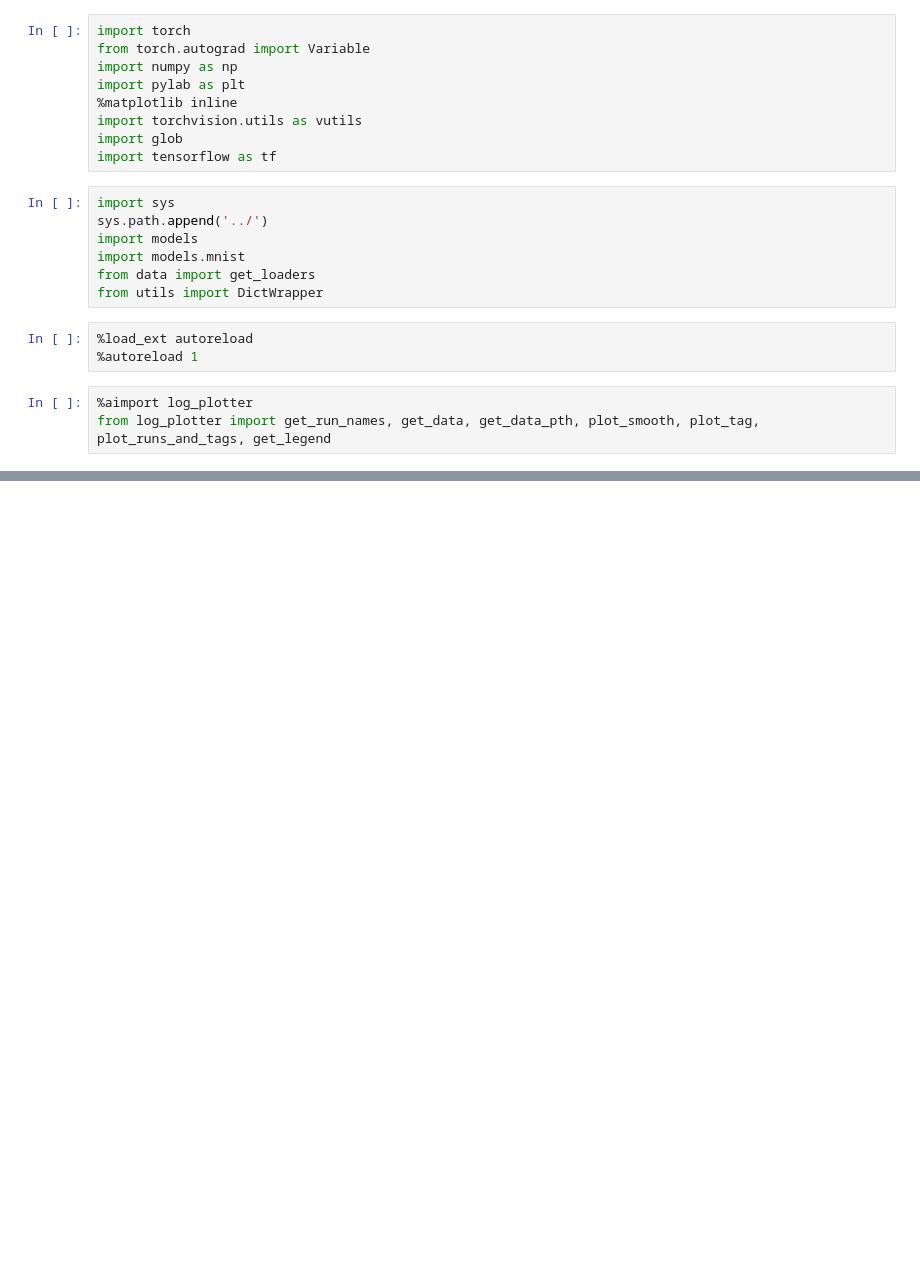
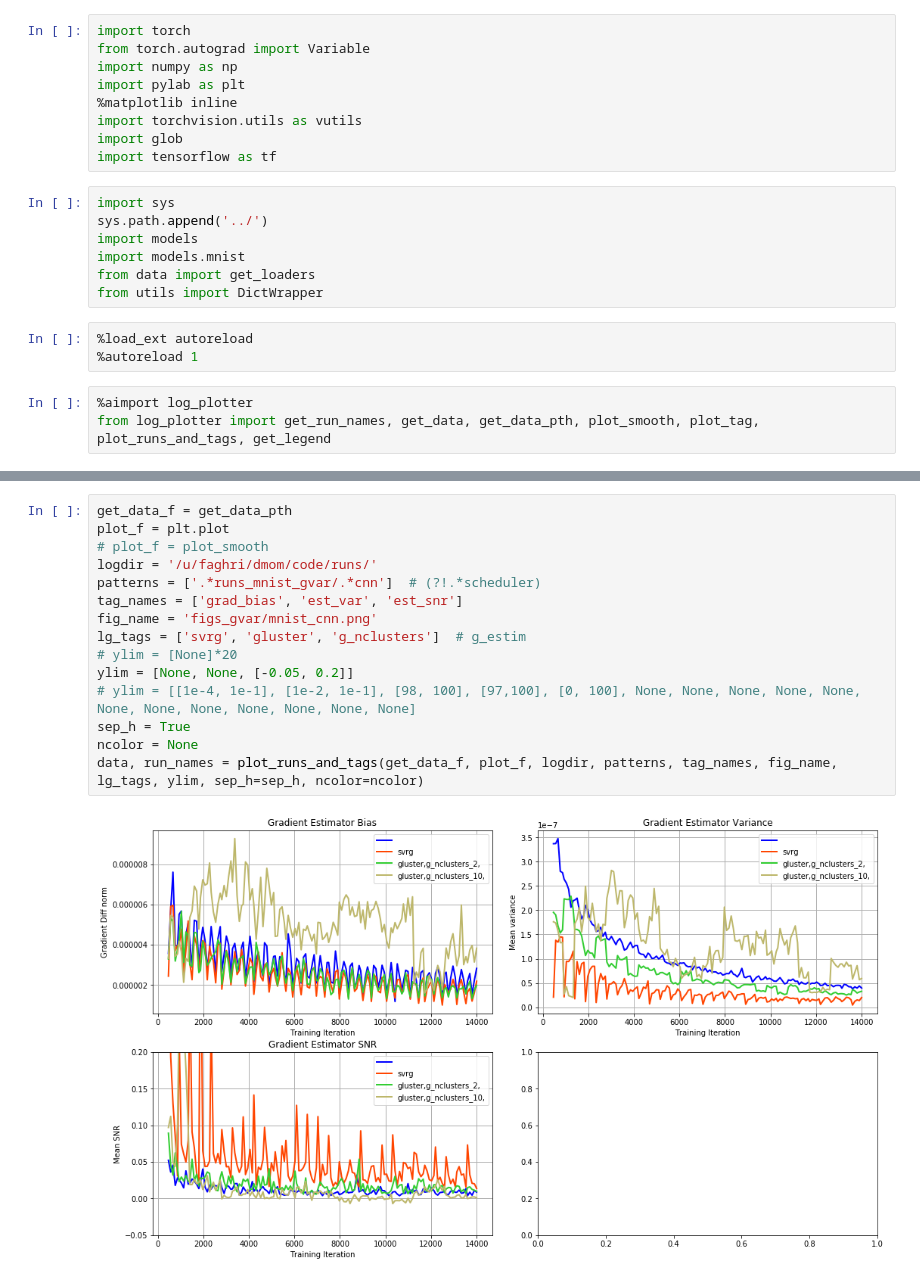
Before and after one commit to fartashf/gvar_code, a Jupyter notebook: notebooks/figures_gvar.ipynb, the cells around one changed output, grey strips where cells are left out. Saved outputs shown, nothing was run; the diff lists cells and outputs as text; blank space fills up the shorter version.

```diff
--- a/notebooks/figures_gvar.ipynb
+++ b/notebooks/figures_gvar.ipynb
@@ -23,3 +40,20 @@ from log_plotter import get_run_names, get_data, get_data_pth, plot_smooth, plot
+# %%
+get_data_f = get_data_pth
+plot_f = plt.plot
+# plot_f = plot_smooth
+logdir = '/u/faghri/dmom/code/runs/'
+patterns = ['.*runs_mnist_gvar/.*cnn']  # (?!.*scheduler)
+tag_names = ['grad_bias', 'est_var', 'est_snr']
+fig_name = 'figs_gvar/mnist_cnn.png'
+lg_tags = ['svrg', 'gluster', 'g_nclusters']  # g_estim
+# ylim = [None]*20
+ylim = [None, None, [-0.05, 0.2]]
+# ylim = [[1e-4, 1e-1], [1e-2, 1e-1], [98, 100], [97,100], [0, 100], None, None, None, None, None, None, None, None, None, None, None, None]
+sep_h = True
+ncolor = None
+data, run_names = plot_runs_and_tags(get_data_f, plot_f, logdir, patterns, tag_names, fig_name, lg_tags, ylim, sep_h=sep_h, ncolor=ncolor)
+# %% [output]
+[figure, added]
 # %%
 get_data_f = get_data_pth
 plot_f = plt.plot
```
Also changed, not shown: parts of 3 cells of this notebook, 2 other files.
